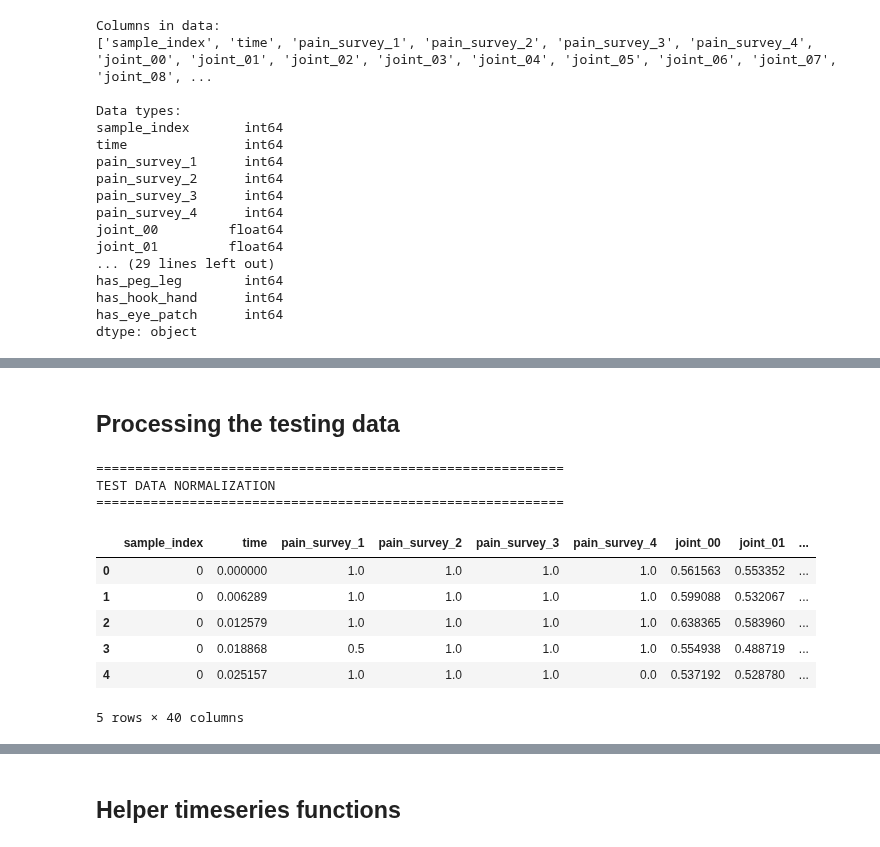
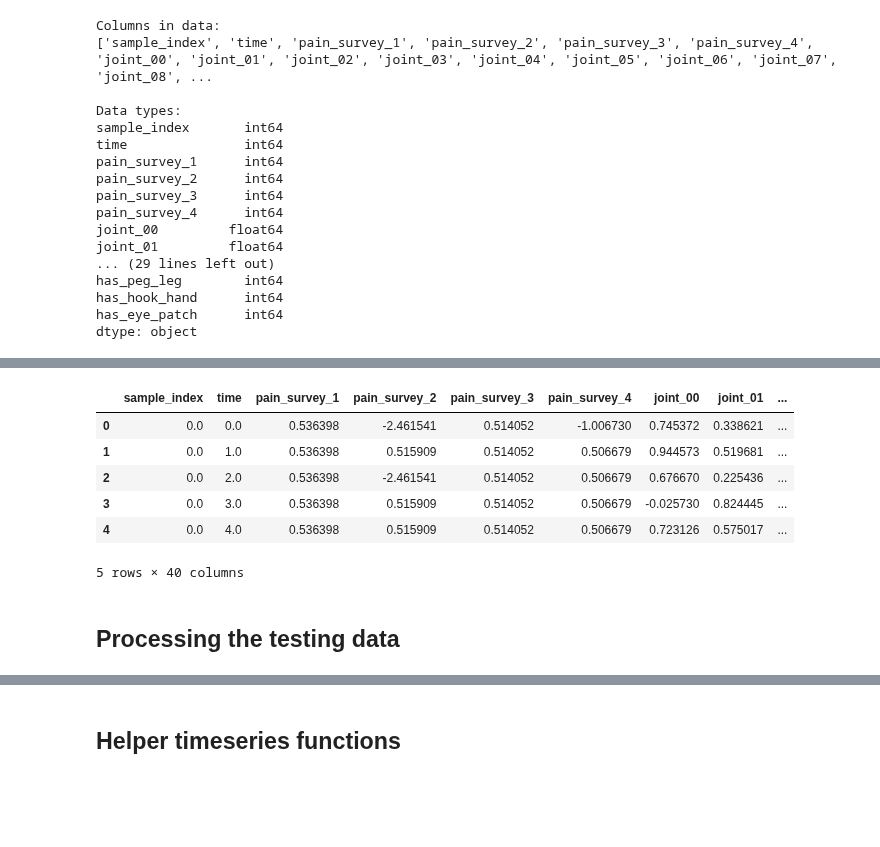
Before and after one commit to Relo02/Artificial-neural-networks-and-deep-learning-, a Jupyter notebook: new_version.ipynb, the cells around one changed output, grey strips where cells are left out. Drawn from its saved outputs; the diff is of its cells as text; code cells hidden in the pictures; blank space fills up the shorter version.

```diff
--- a/new_version.ipynb
+++ b/new_version.ipynb
@@ -331,9 +333,9 @@ continuous_cols = []
 categorical_cols = []
 
 for col in data.columns:
-    if not col.startswith('pain_survey_') and not col.startswith('n_') and not col == 'label':
+    if col != 'sample_index' and not col.startswith('pain_survey_') and not col.startswith('has_') and not col == 'label' and not col == 'time':
         continuous_cols.append(col)
-    elif col.startswith('n_') or col.startswith('pain_survey_'):
+    elif col.startswith('has_') or col.startswith('pain_survey_'):
         categorical_cols.append(col)
 
 print(f"Continuous features: {len(continuous_cols)}")
@@ -671,3 +665,13 @@ STEP 6: Feature normalization
+# %%
+df_train.head()
+# %% [output]
+|  | sample_index | time | pain_survey_1 | pain_survey_2 | pain_survey_3 | pain_survey_4 | joint_00 | joint_01 | ... |
+| 0 | 0.0 | 0.0 | 0.536398 | -2.461541 | 0.514052 | -1.006730 | 0.745372 | 0.338621 | ... |
+| 1 | 0.0 | 1.0 | 0.536398 | 0.515909 | 0.514052 | 0.506679 | 0.944573 | 0.519681 | ... |
+| 2 | 0.0 | 2.0 | 0.536398 | -2.461541 | 0.514052 | 0.506679 | 0.676670 | 0.225436 | ... |
+| 3 | 0.0 | 3.0 | 0.536398 | 0.515909 | 0.514052 | 0.506679 | -0.025730 | 0.824445 | ... |
+| 4 | 0.0 | 4.0 | 0.536398 | 0.515909 | 0.514052 | 0.506679 | 0.723126 | 0.575017 | ... |
+5 rows × 40 columns
 # %% [markdown]
 ## Processing the testing data
 # %%
@@ -704,37 +708,3 @@ def build_sequences_test(df, window=200, stride=200):
             idx += stride
 
     return np.array(dataset)
-# %%
-# ============================================================
-# NORMALIZE TEST DATA
-# ============================================================
-print("=" * 60)
-print("TEST DATA NORMALIZATION")
-print("=" * 60)
-
-scale_columns = [
-    col for col in data.columns
-    if col not in ['sample_index', 'label']  # exclude non-features
-       and not col.startswith('has_')        # exclude binary flags
-]
-
-scaler = MinMaxScaler()
-
-scaler.fit(X_test_final_df[scale_columns])   # Fit only on testing data
-
-# Drop nlegs nhands and neyes
-X_test_final_df = X_test_final_df.drop(columns=['n_legs', 'n_hands', 'n_eyes'])
-
-X_test_final_df[scale_columns] = scaler.transform(X_test_final_df[scale_columns])
-X_test_final_df.head()
-# %% [output]
-============================================================
-TEST DATA NORMALIZATION
-============================================================
-|  | sample_index | time | pain_survey_1 | pain_survey_2 | pain_survey_3 | pain_survey_4 | joint_00 | joint_01 | ... |
-| 0 | 0 | 0.000000 | 1.0 | 1.0 | 1.0 | 1.0 | 0.561563 | 0.553352 | ... |
-| 1 | 0 | 0.006289 | 1.0 | 1.0 | 1.0 | 1.0 | 0.599088 | 0.532067 | ... |
-| 2 | 0 | 0.012579 | 1.0 | 1.0 | 1.0 | 1.0 | 0.638365 | 0.583960 | ... |
-| 3 | 0 | 0.018868 | 0.5 | 1.0 | 1.0 | 1.0 | 0.554938 | 0.488719 | ... |
-| 4 | 0 | 0.025157 | 1.0 | 1.0 | 1.0 | 0.0 | 0.537192 | 0.528780 | ... |
-5 rows × 40 columns
```
Also changed, not shown: parts of 24 cells of this notebook, 4 other files.
